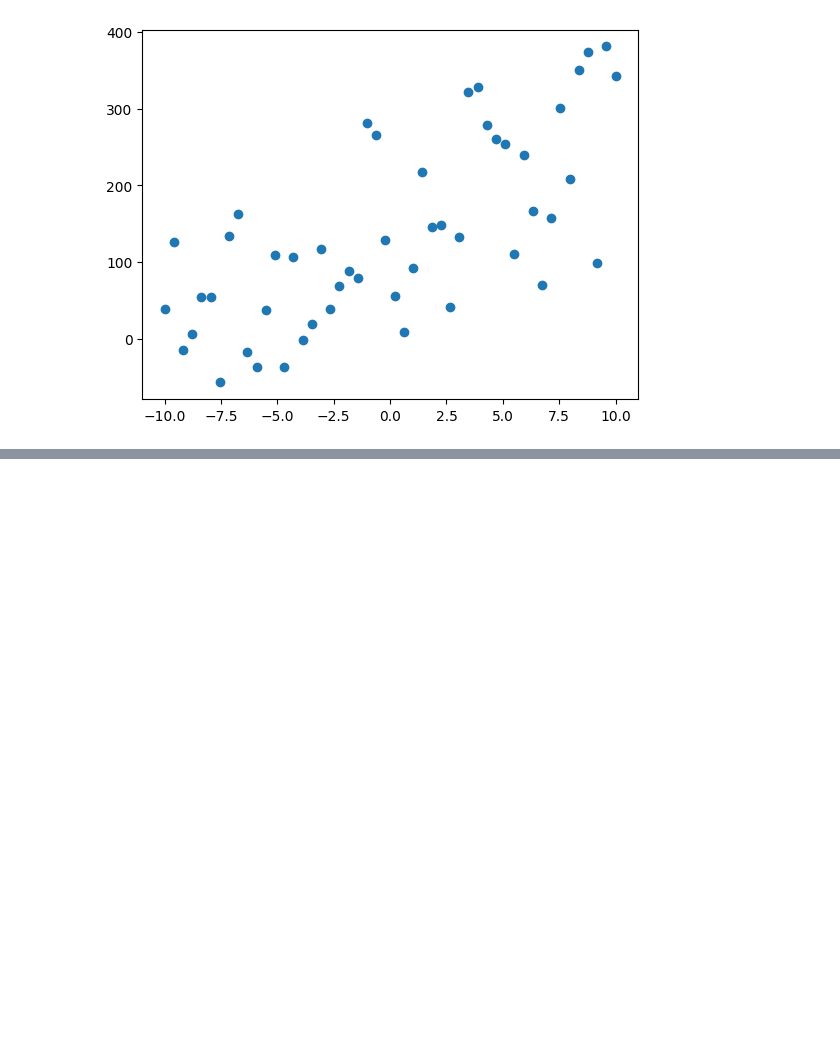
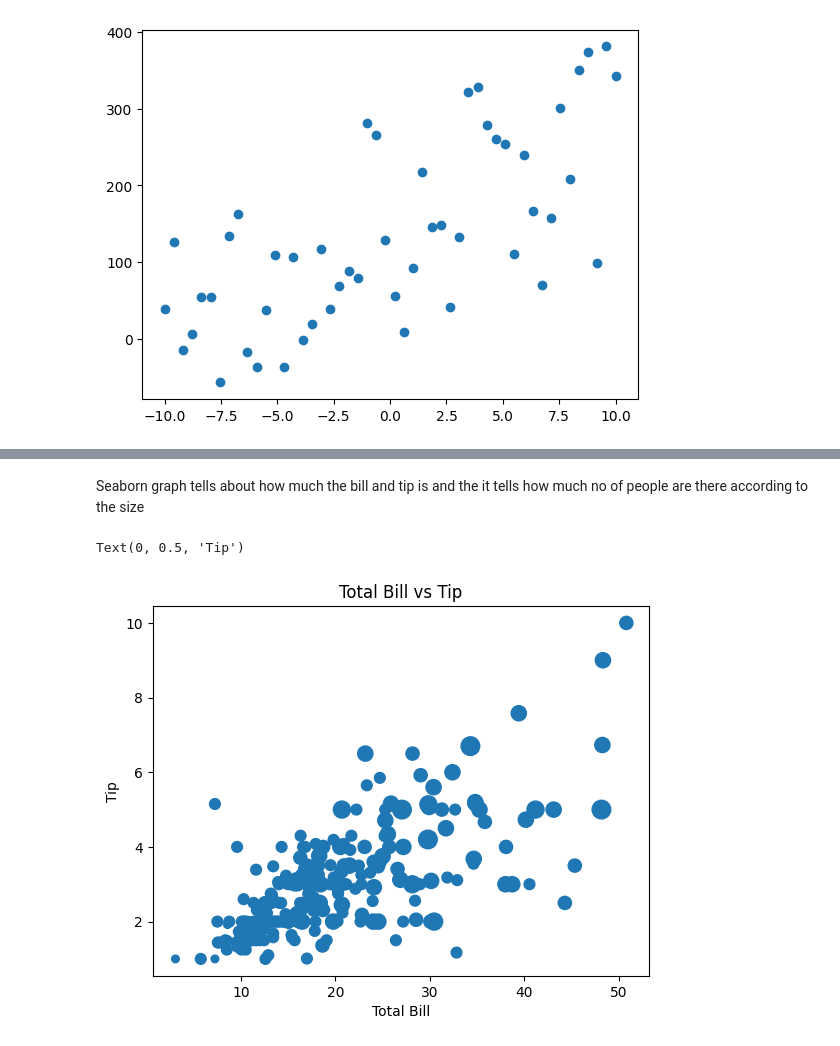
Before and after one commit to Vaidehi1005/MachineLearning, a Jupyter notebook: Matplotlib.ipynb, the cells around one changed output, grey strips where cells are left out. Drawn from its saved outputs; the diff is of its cells as text; code cells hidden in the pictures; blank space fills up the shorter version.

```diff
--- a/Matplotlib.ipynb
+++ b/Matplotlib.ipynb
@@ -220,0 +253,18 @@ plt.scatter(x,y)
+# %% [markdown]
+Seaborn graph tells about how much the bill and tip is and the it tells how much no of people are there according to the size
+# %%
+#importing seaborn library
+
+tips = sns.load_dataset('tips')
+
+# scatter plot is slower than plot
+
+plt.scatter(tips['total_bill'],tips['tip'],s=tips['size']*30)
+plt.title('Total Bill vs Tip')
+plt.xlabel('Total Bill')
+plt.ylabel('Tip')
+
+#this tells about the linear relation that bill increases tip also increases and particular dots represent the persons and if i want to represent a size how many person comes
+# %% [output]
+Text(0, 0.5, 'Tip')
+[figure, added]
```
Also changed, not shown: parts of 7 cells of this notebook.
